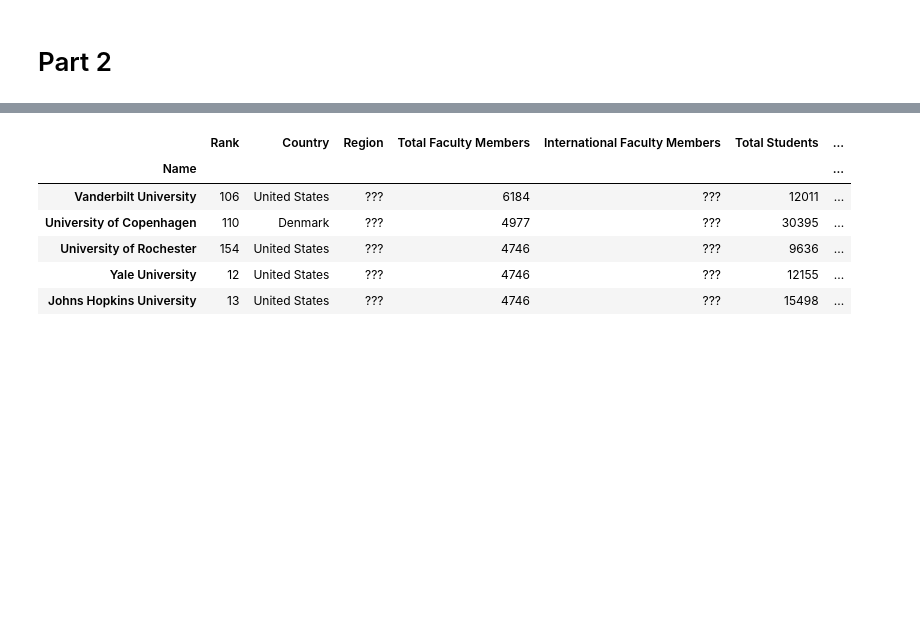
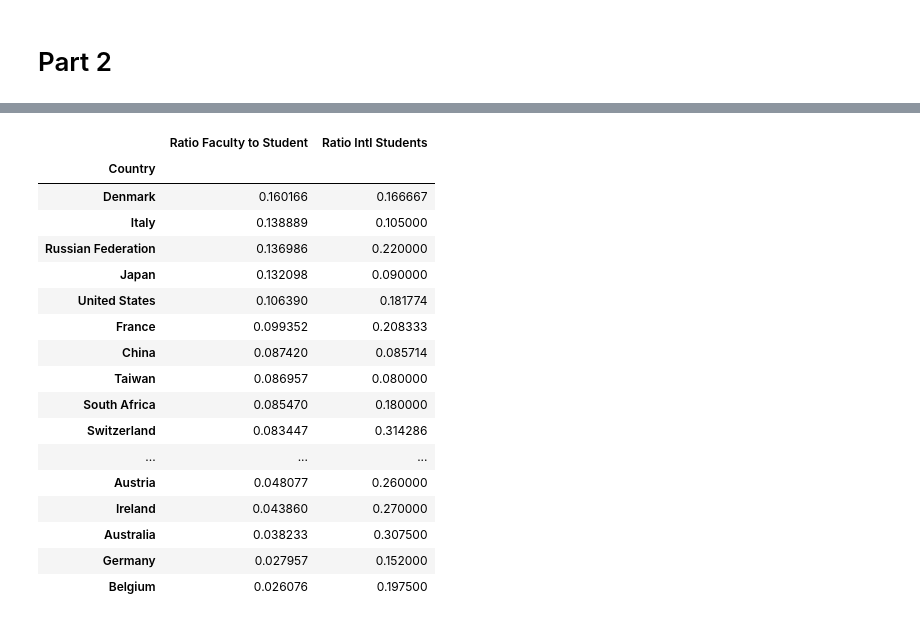
Before and after one commit to pmichele/ADA-Group, a Jupyter notebook: Michele/02 - Data from the Web/Untitled.ipynb, the cells around one changed output, grey strips where cells are left out. Saved outputs shown, nothing was run; the diff lists cells and outputs as text; code cells hidden in the pictures; blank space fills up the shorter version.

Commit message:
calculated part 2 ratios (a,b,c)
Region is missing so cant do d yet...

```diff
--- a/Michele/02 - Data from the Web/Untitled.ipynb
+++ b/Michele/02 - Data from the Web/Untitled.ipynb
@@ -144,7 +144,7 @@ dataT = r.json()['data'][:200]
 # %%
 dfT = pd.DataFrame(columns=['Rank', 'Country', 'Region', 'Total Faculty Members',
                            'International Faculty Members', 'Total Students',
-                           'International Students','Ratio Faculty to Student'])
+                           'International Students','Ratio Faculty to Student','Ratio Intl Students'])
 dfT.index.name = 'Name'
 
 'Dataframe generation'
@@ -160,12 +160,14 @@ for d in dataT:
     num_faculty=math.floor(total/float(d['stats_student_staff_ratio']))
     num_intl_faculty="???"
     ratio_faculty_student=1/float(d['stats_student_staff_ratio'])
+    ratio_intl_student=float(d['stats_pc_intl_students'].strip("%"))/100
     rank=i
     i=i+1
 
     dfT.loc[index] = [rank, country, region,
                       num_faculty, num_intl_faculty,
-                      num_students, num_intl_students,ratio_faculty_student]
+                      num_students, num_intl_students,
+                      ratio_faculty_student,ratio_intl_student]
 # %%
 dfT
 # %% [output]
@@ -191,16 +193,33 @@ dfT
 # %%
 #- Which are the best universities in term of:
 #(a) ratio between faculty members and students,
 #- Answer the previous question aggregating the data by (c) country and (d) region.
 dfT.sort_values(['Ratio Faculty to Student'],ascending=False).head()
 #0.3 ratio means 0.3:1 -> 3:10
 
 #(b) ratio of international students?
+dfT.sort_values(['Ratio Intl Students'],ascending=False).head()
+
+
+dfTCountry=dfT.groupby(['Country']).mean()
+dfTCountry.sort_values(['Ratio Faculty to Student'],ascending=False).head()
+dfTCountry.sort_values(['Ratio Intl Students'],ascending=False).head()
 # %% [output]
-|  | Rank | Country | Region | Total Faculty Members | International Faculty Members | Total Students | ... |
-| Name |  |  |  |  |  |  | ... |
-| Vanderbilt University | 106 | United States | ??? | 6184 | ??? | 12011 | ... |
-| University of Copenhagen | 110 | Denmark | ??? | 4977 | ??? | 30395 | ... |
-| University of Rochester | 154 | United States | ??? | 4746 | ??? | 9636 | ... |
-| Yale University | 12 | United States | ??? | 4746 | ??? | 12155 | ... |
-| Johns Hopkins University | 13 | United States | ??? | 4746 | ??? | 15498 | ... |
+|  | Ratio Faculty to Student | Ratio Intl Students |
+| Country |  |  |
+| Denmark | 0.160166 | 0.166667 |
+| Italy | 0.138889 | 0.105000 |
+| Russian Federation | 0.136986 | 0.220000 |
+| Japan | 0.132098 | 0.090000 |
+| United States | 0.106390 | 0.181774 |
+| France | 0.099352 | 0.208333 |
+| China | 0.087420 | 0.085714 |
+| Taiwan | 0.086957 | 0.080000 |
+| South Africa | 0.085470 | 0.180000 |
+| Switzerland | 0.083447 | 0.314286 |
+| ... | ... | ... |
+| Austria | 0.048077 | 0.260000 |
+| Ireland | 0.043860 | 0.270000 |
+| Australia | 0.038233 | 0.307500 |
+| Germany | 0.027957 | 0.152000 |
+| Belgium | 0.026076 | 0.197500 |
```
Also changed, not shown: parts of 1 cell of this notebook.
